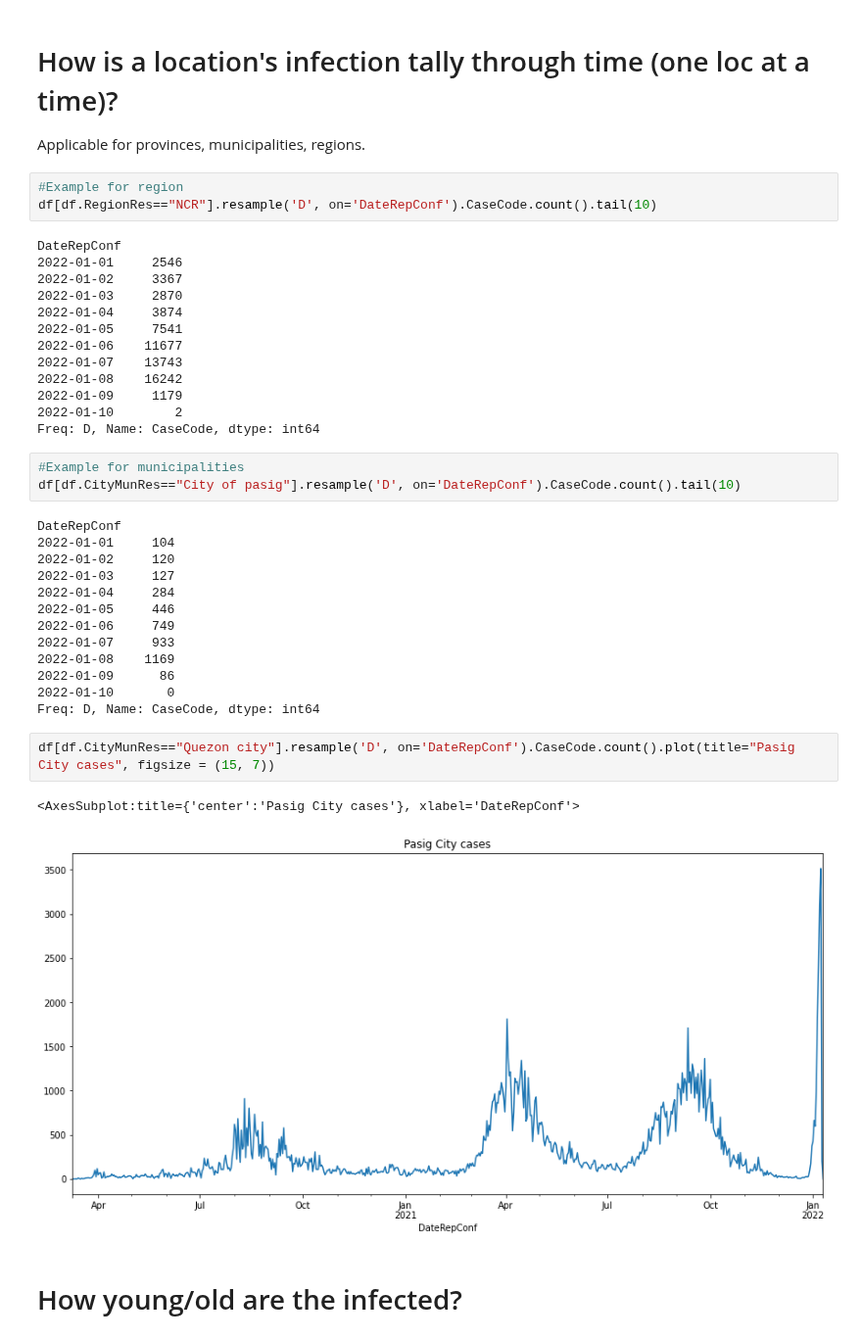
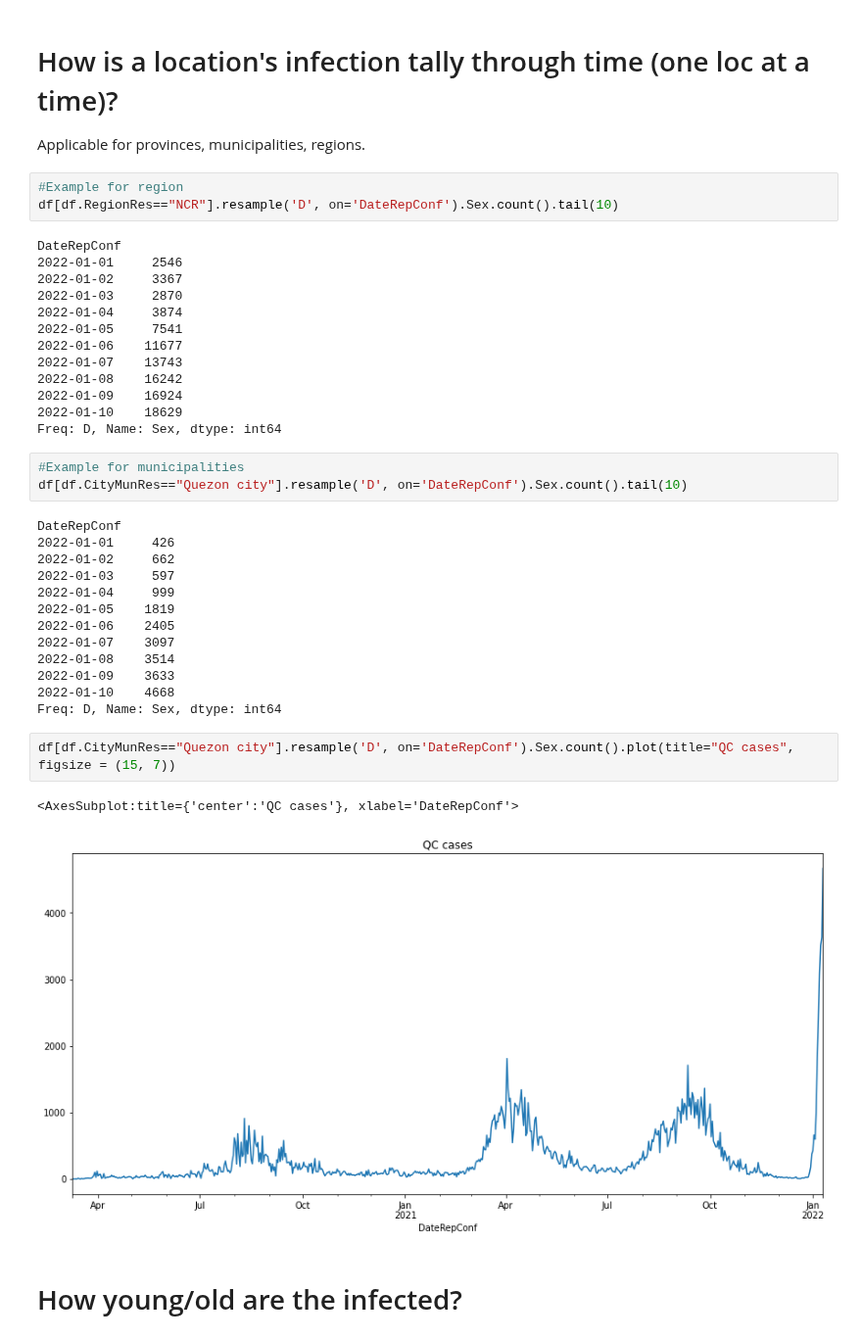
Before and after one commit to pmagtulis/covid-ph, a Jupyter notebook: covid-philippines.ipynb, the cells around one changed output. Shown at 98% size. Saved outputs shown, nothing was run; the diff lists cells and outputs as text.

```diff
--- a/covid-philippines.ipynb
+++ b/covid-philippines.ipynb
@@ -398,7 +396,7 @@ Name: CityMunRes, Length: 1634, dtype: int64
 Applicable for provinces, municipalities, regions.
 # %%
 #Example for region
-df[df.RegionRes=="NCR"].resample('D', on='DateRepConf').CaseCode.count().tail(10)
+df[df.RegionRes=="NCR"].resample('D', on='DateRepConf').Sex.count().tail(10)
 # %% [output]
 DateRepConf
 2022-01-01     2546
@@ -409,30 +407,30 @@ DateRepConf
 2022-01-06    11677
 2022-01-07    13743
 2022-01-08    16242
-2022-01-09     1179
-2022-01-10        2
-Freq: D, Name: CaseCode, dtype: int64
+2022-01-09    16924
+2022-01-10    18629
+Freq: D, Name: Sex, dtype: int64
 # %%
 #Example for municipalities
-df[df.CityMunRes=="City of pasig"].resample('D', on='DateRepConf').CaseCode.count().tail(10)
+df[df.CityMunRes=="Quezon city"].resample('D', on='DateRepConf').Sex.count().tail(10)
 # %% [output]
 DateRepConf
-2022-01-01     104
-2022-01-02     120
-2022-01-03     127
-2022-01-04     284
-2022-01-05     446
-2022-01-06     749
-2022-01-07     933
-2022-01-08    1169
-2022-01-09      86
-2022-01-10       0
-Freq: D, Name: CaseCode, dtype: int64
+2022-01-01     426
+2022-01-02     662
+2022-01-03     597
+2022-01-04     999
+2022-01-05    1819
+2022-01-06    2405
+2022-01-07    3097
+2022-01-08    3514
+2022-01-09    3633
+2022-01-10    4668
+Freq: D, Name: Sex, dtype: int64
 # %%
-df[df.CityMunRes=="Quezon city"].resample('D', on='DateRepConf').CaseCode.count().plot(title="Pasig City cases", figsize = (15, 7))
+df[df.CityMunRes=="Quezon city"].resample('D', on='DateRepConf').Sex.count().plot(title="QC cases", figsize = (15, 7))
 # %% [output]
-<AxesSubplot:title={'center':'Pasig City cases'}, xlabel='DateRepConf'>
+<AxesSubplot:title={'center':'QC cases'}, xlabel='DateRepConf'>
-[figure, old version]
+[figure, new version]
 # %% [markdown]
 # How young/old are the infected?
 # %%
```
Also changed, not shown: parts of 16 cells of this notebook.
